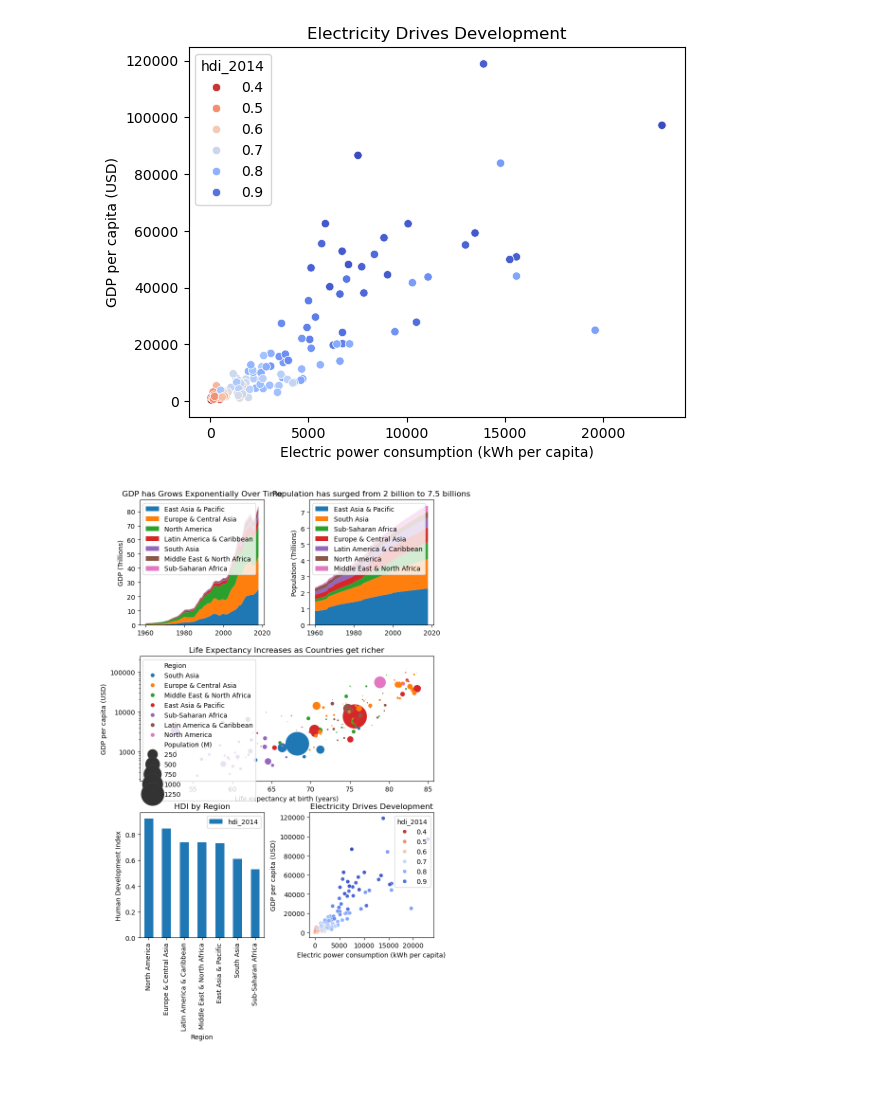
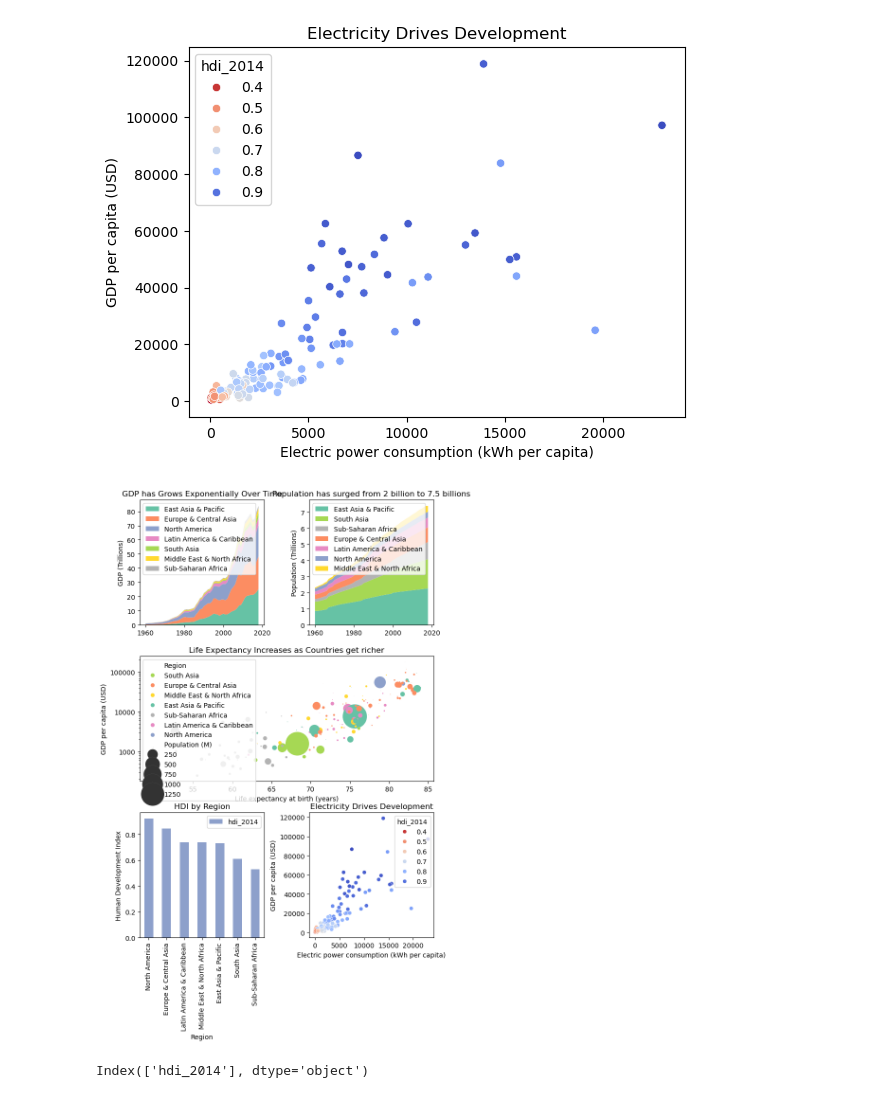
Before and after one commit to bielng/world-economic-report-Dashboard, a Jupyter notebook: main.ipynb, the cells around one changed output. Drawn from its saved outputs; the diff is of its cells as text; code cells hidden in the pictures.

```diff
--- a/main.ipynb
+++ b/main.ipynb
@@ -383,6 +383,7 @@ gs = gridspec.GridSpec(nrows=12, ncols=6)
 stack1_list = ['#66C2A5', '#fC8D62', '#8DA0CB', '#E78AC3', '#A6D854', '#FFD92F', '#B3B3B3']
 stack2_list = ['#66C2A5', '#A6D854','#B3B3B3', '#fC8D62', '#E78AC3', '#8DA0CB', '#FFD92F']
 bar_list = ['#8DA0CB', '#fC8D62', '#E78AC3', '#FFD92F', '#66C2A5', '#A6D854', '#B3B3B3']
+bar_list_5 = bar_list[:5]
 bubble_list = ['#A6D854', '#fC8D62', '#FFD92F', '#66C2A5', '#B3B3B3', '#E78AC3', '#8DA0CB']
 
 # add title
@@ -391,7 +392,8 @@ ax1.stackplot(
     gdp_pivot.index,
     [gdp_pivot[region] / 1_000_000_000_000 for region in gdp_pivot.
      iloc[-1].sort_values(ascending=False).index],
-     labels=gdp_pivot.iloc[-1].sort_values(ascending=False).index
+     labels=gdp_pivot.iloc[-1].sort_values(ascending=False).index,
+     colors=stack1_list
 )
 
 ax1.legend(loc="upper left")
@@ -403,7 +405,8 @@ ax2.stackplot(
     pop_pivot.index,
     [pop_pivot[region] / 1_000 for region in pop_pivot.
      iloc[-1].sort_values(ascending=False).index],
-     labels=pop_pivot.iloc[-1].sort_values(ascending=False).index
+     labels=pop_pivot.iloc[-1].sort_values(ascending=False).index,
+     colors=stack2_list
 )
 
 ax2.legend(loc="upper left")
@@ -418,37 +421,66 @@ sns.scatterplot(
     data=wb_hdi_2014,
     x="Life expectancy at birth (years)",
     y="GDP per capita (USD)",
     size="Population (M)",
     sizes=(minsize, maxsize),
     hue="Region",
-    ax=ax3
+    ax=ax3,
+    palette=bubble_list
     # legend="False"
 ).set(title="Life Expectancy Increases as Countries get richer",yscale="log")
 
 ax3.yaxis.set_major_formatter(mticker.ScalarFormatter())
 
 # ax4 = fig.add_subplot(gs[8:12, 0:3])
+# ax4 = wb_hdi_by_region.plot.bar(title="HDI by Region", ylabel="Human Development Index", color=bar_list)
+# ax4 = fig.add_subplot(gs[8:12, 0:3])
+# wb_hdi_by_region.plot.bar(
+#     ax=ax4,
+#     title="HDI by Region",
+#     ylabel="Human Development Index",
+#     color=bar_list_5
+# )
+# ax4 = fig.add_subplot(gs[8:12, 0:3])
 # ax4 = wb_hdi_by_region.plot.bar(title="HDI by Region", ylabel="Human Development Index")
+
 ax4 = fig.add_subplot(gs[8:12, 0:3])
-wb_hdi_by_region.plot.bar(
-    ax=ax4,
-    title="HDI by Region",
-    ylabel="Human Development Index"
+
+# Get the number of regions
+n_regions = len(wb_hdi_by_region)
+
+# Use first n colors from bar_list
+colors_to_use = bar_list[:n_regions]
+
+# Use matplotlib bar directly
+bars = ax4.bar(
+    range(len(wb_hdi_by_region)),
+    wb_hdi_by_region['hdi_2014'],
+    color=colors_to_use
 )
+
+# Set the x-tick labels to region names
+ax4.set_xticks(range(len(wb_hdi_by_region)))
+ax4.set_xticklabels(wb_hdi_by_region.index, rotation=45, ha='right')
+ax4.set_title("HDI by Region")
+ax4.set_ylabel("Human Development Index")
 
 ax5 = fig.add_subplot(gs[8:12, 3:6])
 sns.scatterplot(
     data=wb_hdi_2014.query("Country != 'Iceland'"),
     x="Electric power consumption (kWh per capita)",
     y="GDP per capita (USD)",
     hue="hdi_2014",
     palette="coolwarm_r",
     ax=ax5
 
 ).set(title="Electricity Drives Development")
 
 fig.subplots_adjust(wspace=4, hspace=4)
 
-list(sns.color_palette("Set2").as_hex())
+# list(sns.color_palette("Set2").as_hex())
 # %% [output]
-[figure, old version]
+[figure, new version]
+# %%
+print(wb_hdi_by_region.columns)
+# %% [output]
+Index(['hdi_2014'], dtype='object')
```
